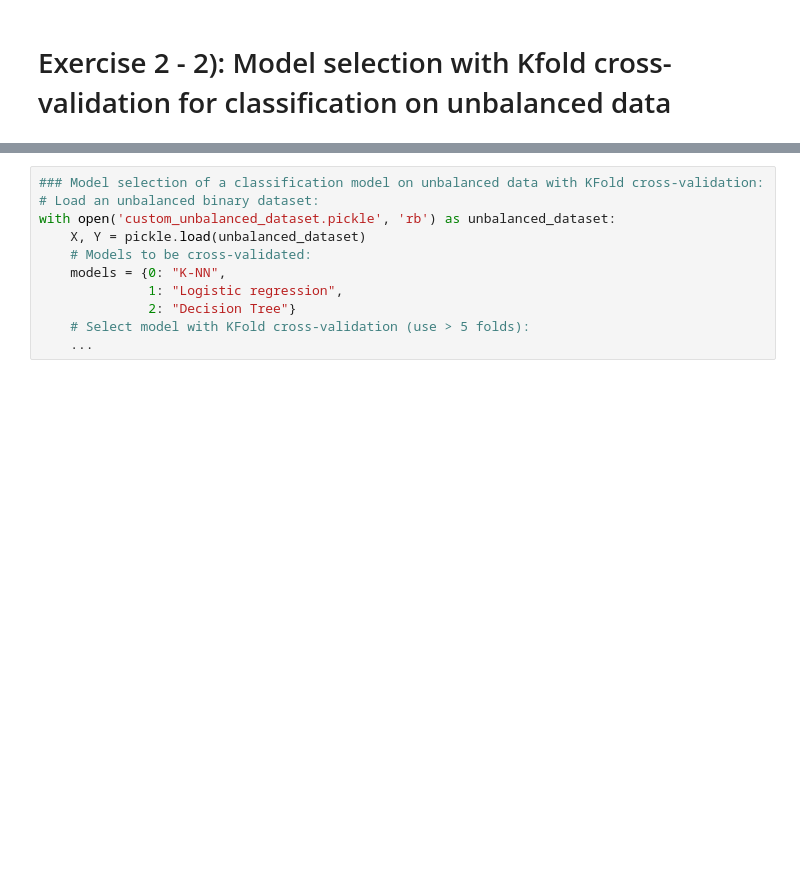
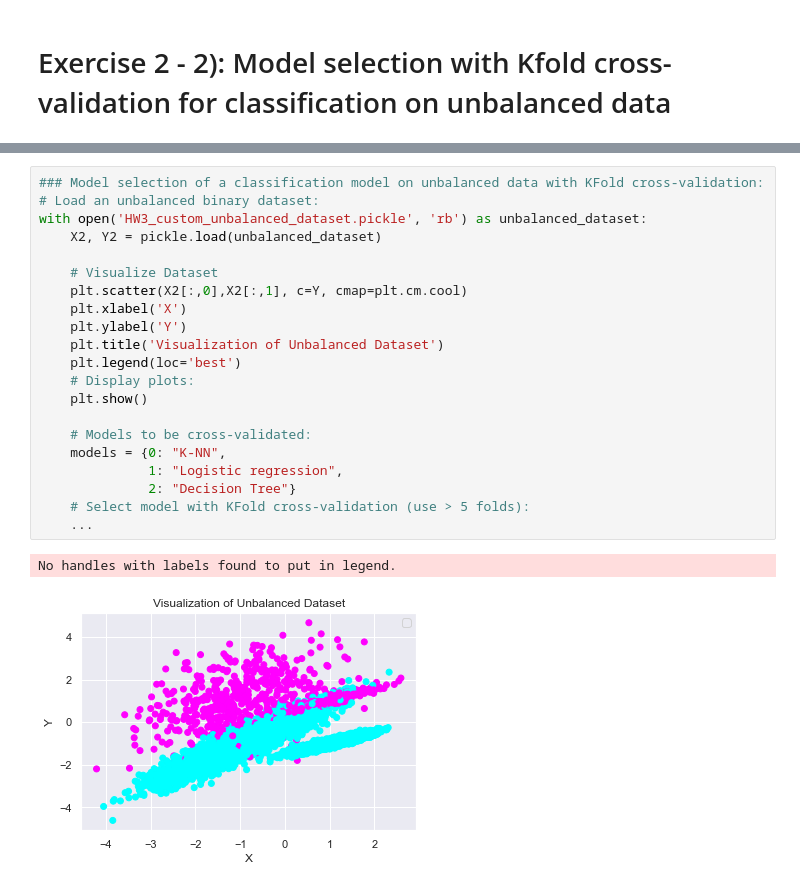
Before and after one commit to ivalencius/Machine_learning_INF264, a Jupyter notebook: Homework/3/HW3_template.ipynb, the cells around one changed output, grey strips where cells are left out. Cells and saved outputs as stored; diff of their text form; blank space fills up the shorter version.

```diff
--- a/Homework/3/HW3_template.ipynb
+++ b/Homework/3/HW3_template.ipynb
@@ -215,11 +237,24 @@ def assess_model(X_train, X_eval, Y_train, Y_eval, ...):
 # %%
 ### Model selection of a classification model on unbalanced data with KFold cross-validation:
 # Load an unbalanced binary dataset:
-with open('custom_unbalanced_dataset.pickle', 'rb') as unbalanced_dataset:
-    X, Y = pickle.load(unbalanced_dataset)
+with open('HW3_custom_unbalanced_dataset.pickle', 'rb') as unbalanced_dataset:
+    X2, Y2 = pickle.load(unbalanced_dataset)
+
+    # Visualize Dataset
+    plt.scatter(X2[:,0],X2[:,1], c=Y, cmap=plt.cm.cool)
+    plt.xlabel('X')
+    plt.ylabel('Y')
+    plt.title('Visualization of Unbalanced Dataset')
+    plt.legend(loc='best')
+    # Display plots:
+    plt.show()
+
     # Models to be cross-validated:
     models = {0: "K-NN",
               1: "Logistic regression",
               2: "Decision Tree"}
     # Select model with KFold cross-validation (use > 5 folds):
     ...
+# %% [output]
+No handles with labels found to put in legend.
+[figure, added]
```
Also changed, not shown: parts of 3 cells of this notebook.
